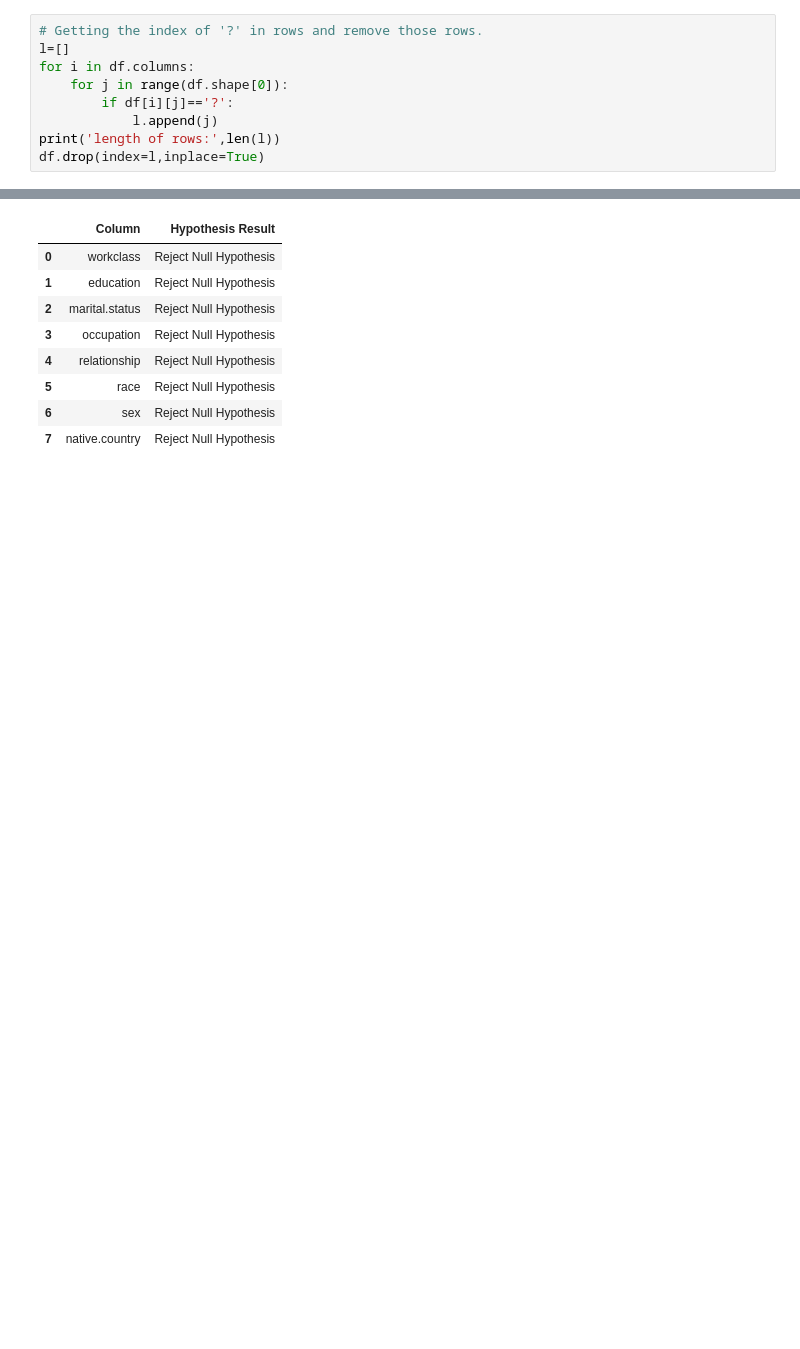
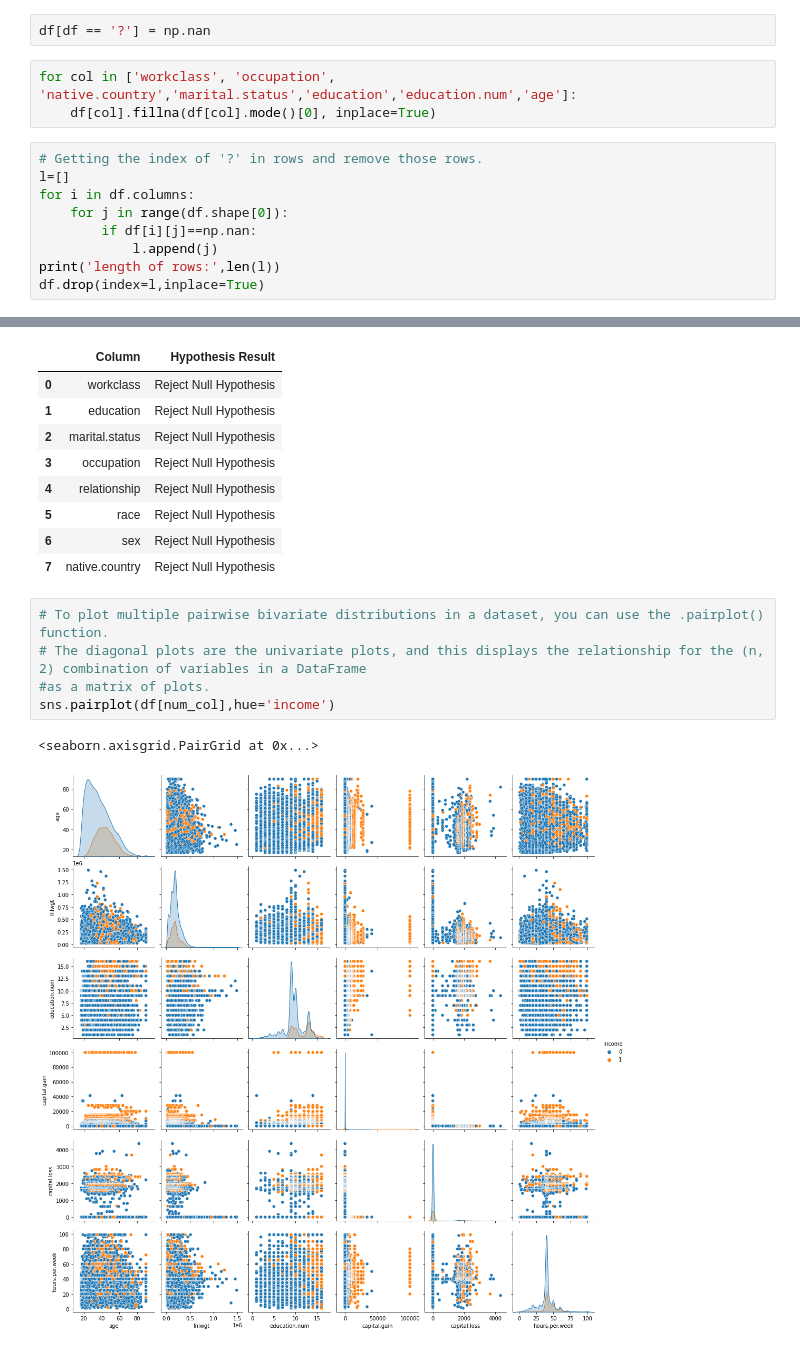
Before and after one commit to ram130849/annual_income_classification_using_Xg_boost_LightBGM, a Jupyter notebook: Adult_Income_Classification_Using_XGBoost.ipynb, the cells around one changed output, grey strips where cells are left out. Cells and saved outputs as stored; diff of their text form; blank space fills up the shorter version.

```diff
--- a/Adult_Income_Classification_Using_XGBoost.ipynb
+++ b/Adult_Income_Classification_Using_XGBoost.ipynb
@@ -136,12 +138,17 @@ print(df[df['income']==1].shape)
 # %% [output]
 (24720, 15)
 (7841, 15)
+# %%
+df[df == '?'] = np.nan
+# %%
+for col in ['workclass', 'occupation', 'native.country','marital.status','education','education.num','age']:
+    df[col].fillna(df[col].mode()[0], inplace=True)
 # %%
 # Getting the index of '?' in rows and remove those rows.
 l=[]
 for i in df.columns:
     for j in range(df.shape[0]):
-        if df[i][j]=='?':
+        if df[i][j]==np.nan:
             l.append(j)
 print('length of rows:',len(l))
 df.drop(index=l,inplace=True)
@@ -360,3 +367,11 @@ result
 | 5 | race | Reject Null Hypothesis |
 | 6 | sex | Reject Null Hypothesis |
 | 7 | native.country | Reject Null Hypothesis |
+# %%
+# To plot multiple pairwise bivariate distributions in a dataset, you can use the .pairplot() function.
+# The diagonal plots are the univariate plots, and this displays the relationship for the (n, 2) combination of variables in a DataFrame
+#as a matrix of plots.
+sns.pairplot(df[num_col],hue='income')
+# %% [output]
+<seaborn.axisgrid.PairGrid at 0x...>
+[figure, added]
```
Also changed, not shown: parts of 15 cells of this notebook.
